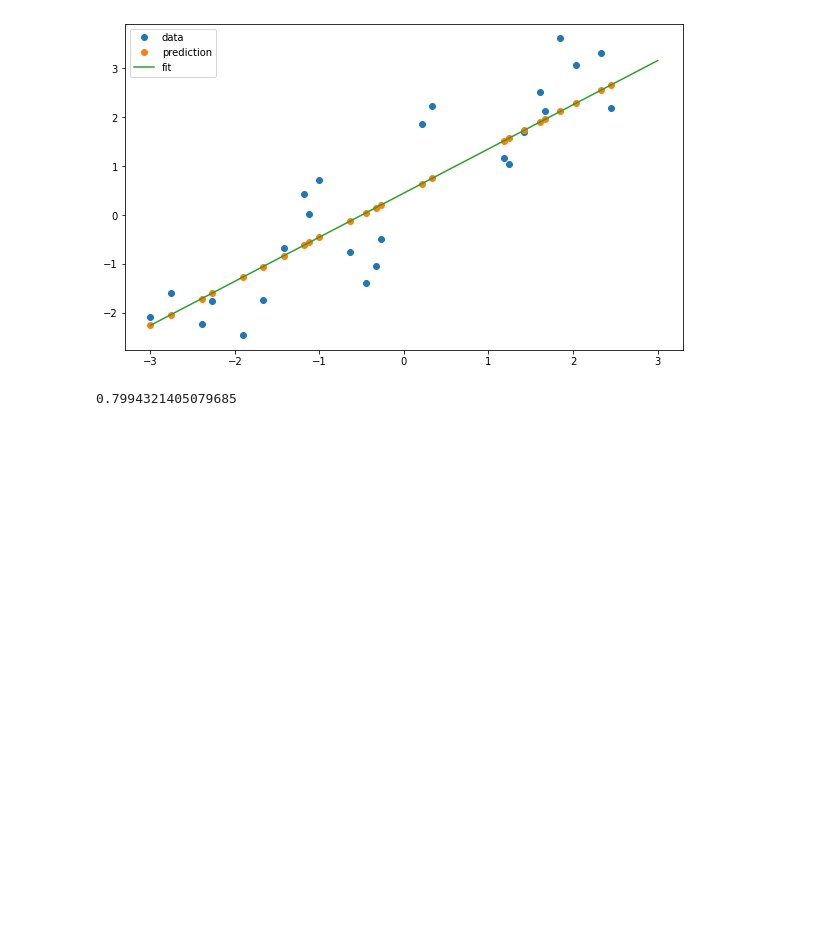
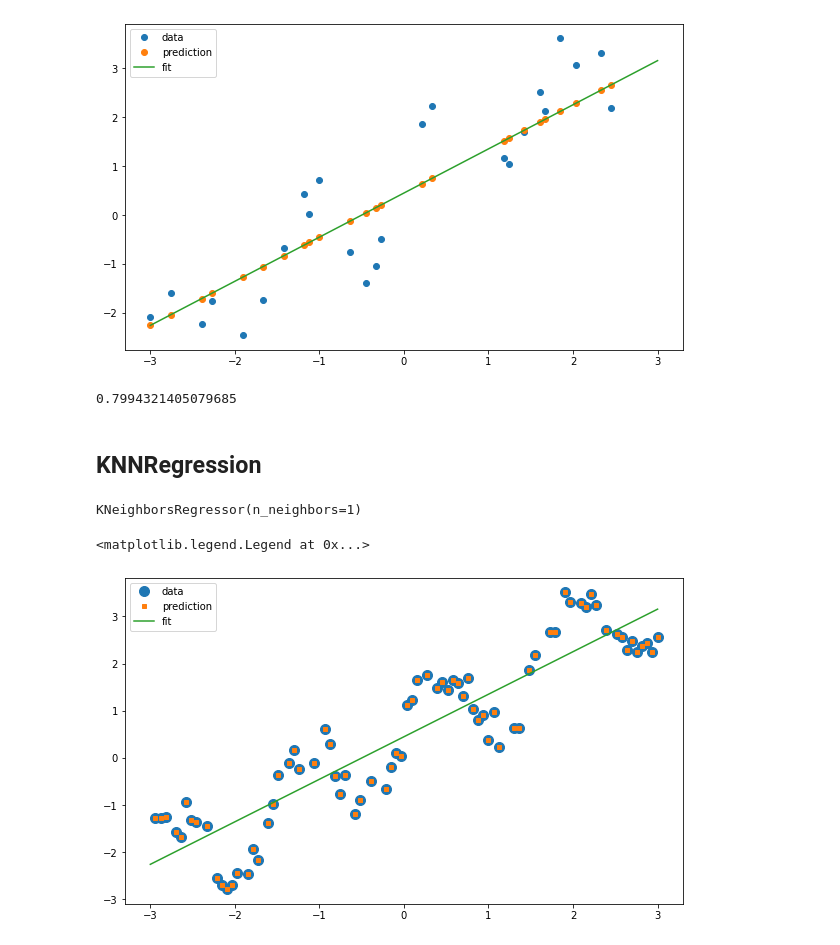
Before and after one commit to Amirserajj/ML-Lab, a Jupyter notebook: ML_Lab_Scikit.ipynb, the cells around one changed output. Drawn from its saved outputs; the diff is of its cells as text; code cells hidden in the pictures; blank space fills up the shorter version.

Commit message:
KNNRegression on random data

```diff
--- a/ML_Lab_Scikit.ipynb
+++ b/ML_Lab_Scikit.ipynb
@@ -356,3 +356,21 @@ plt.legend(loc="best")
 reg.score(X_test,y_test)
 # %% [output]
 0.7994321405079685
+# %% [markdown]
+## **KNNRegression**
+# %%
+from sklearn.neighbors import KNeighborsRegressor
+kreg=KNeighborsRegressor(n_neighbors=1)
+kreg.fit(X_train,y_train)
+# %% [output]
+KNeighborsRegressor(n_neighbors=1)
+# %%
+y_pred_train=kreg.predict(X_train)
+
+plt.plot(X_train,y_train,"o",label="data",markersize=10)
+plt.plot(X_train,y_pred_train,"s",label="prediction",markersize=4)
+plt.plot([X.min(),X.max()],[min_pt,max_pt] ,label="fit")
+plt.legend(loc="best")
+# %% [output]
+<matplotlib.legend.Legend at 0x...>
+[figure, added]
```
Also changed, not shown: parts of 2 cells of this notebook.
